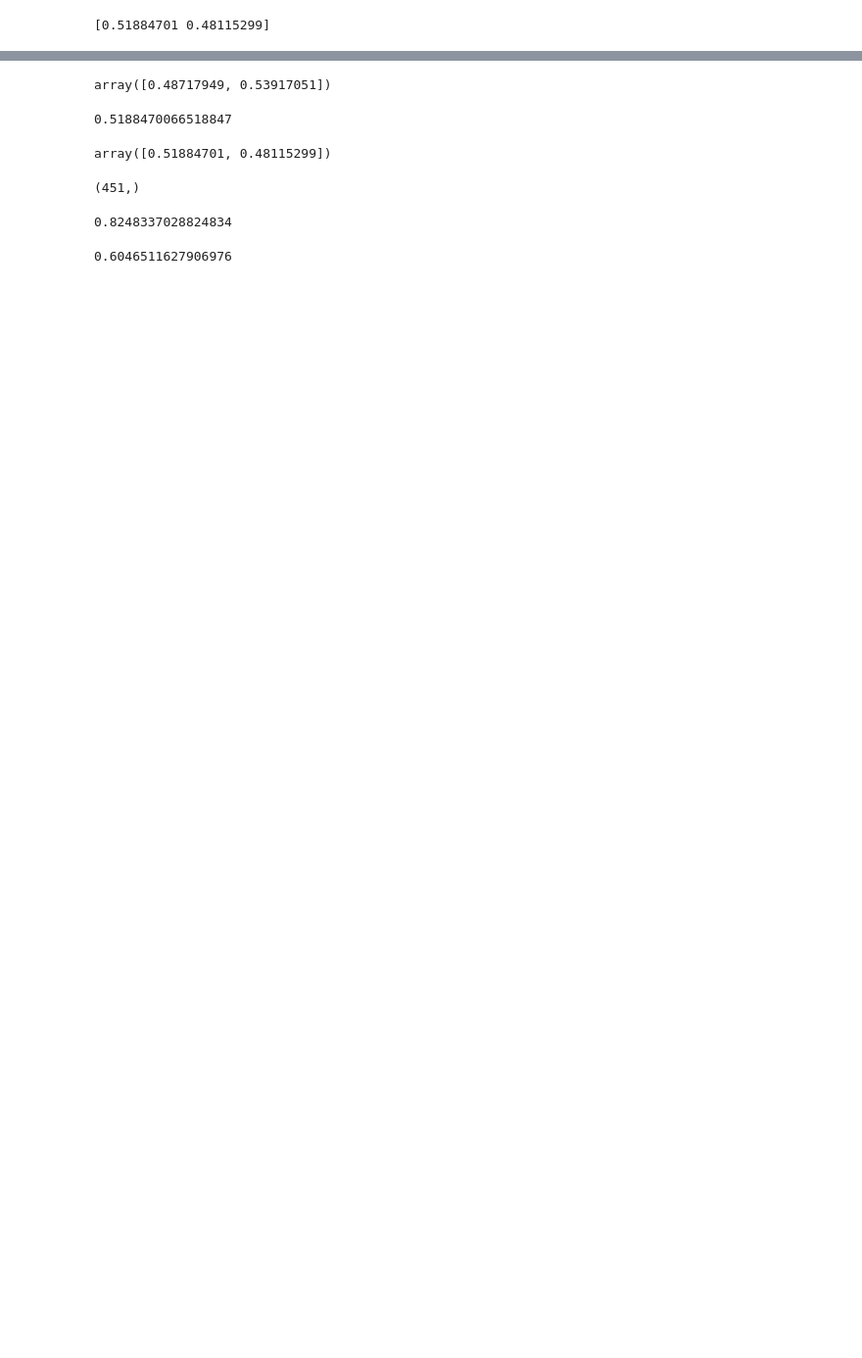
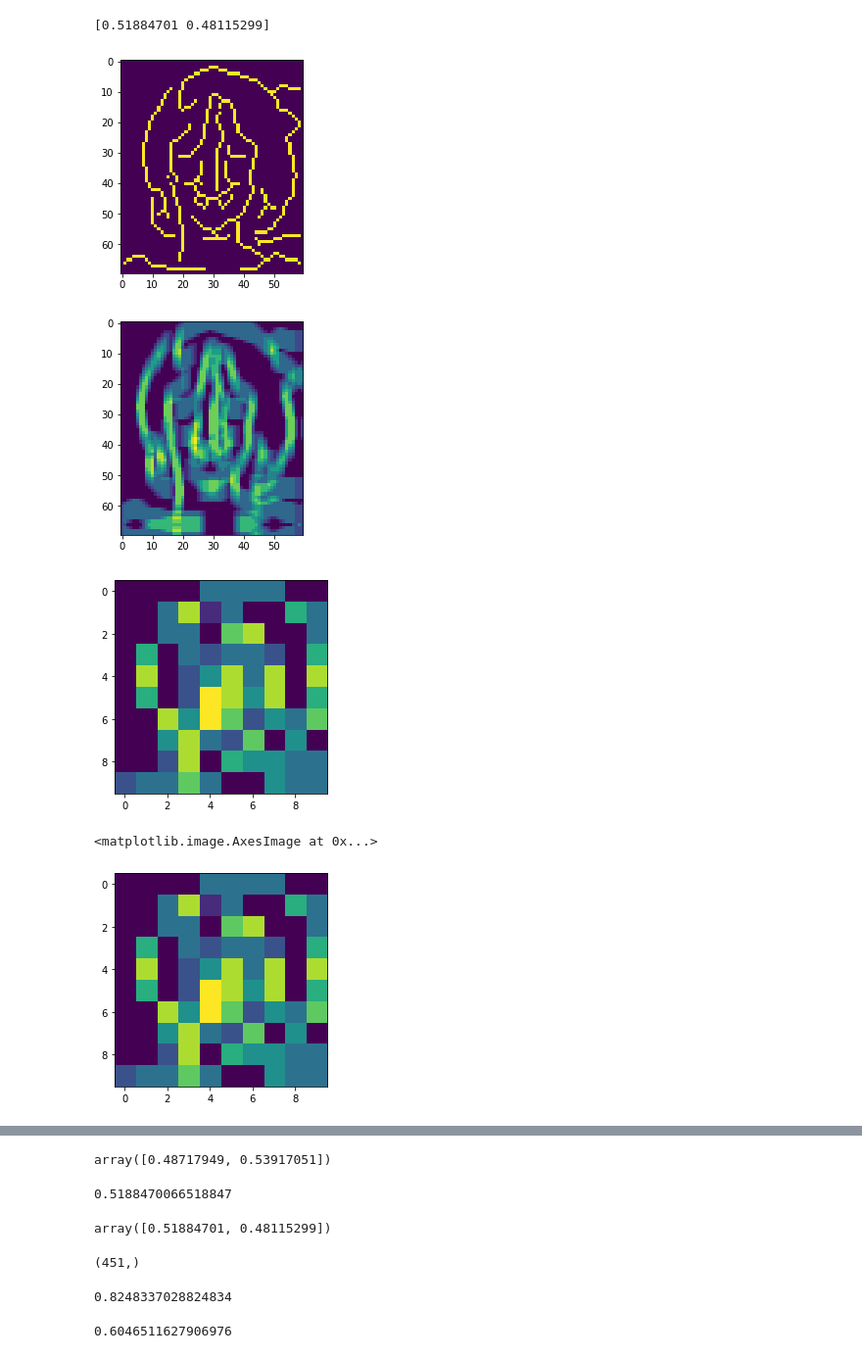
Before and after one commit to DuncanJWood/AI_face_and_digit_classification, a Jupyter notebook: Naive_Bayes_Classifier.ipynb, the cells around one changed output, grey strips where cells are left out. Shown at 98% size. Cells and saved outputs as stored; diff of their text form; code cells hidden in the pictures; blank space fills up the shorter version.

```diff
--- a/Naive_Bayes_Classifier.ipynb
+++ b/Naive_Bayes_Classifier.ipynb
@@ -15,3 +16,23 @@ base_rate_true = np.bincount(train_labels)/train_labels.shape[0]
 print(base_rate_true)
 # %% [output]
 [0.51884701 0.48115299]
+# %%
+kernel = np.ones((7,3))
+images = np.swapaxes(np.swapaxes(train_images.astype(np.float64), 0, 2), 0, 1)
+dst = cv2.filter2D(src = images, ddepth = -1, kernel = kernel, anchor = (0,0))
+zones = dst[::7,::6,:]
+# %%
+a = 0
+plt.imshow(train_images[a,:,:])
+plt.show()
+plt.imshow(dst[:,:,a])
+plt.show()
+plt.imshow(dst[::7,::6,a])
+plt.show()
+plt.imshow(zones[:,:,a])
+# %% [output]
+[figure, added]
+[figure, added]
+[figure, added]
+<matplotlib.image.AxesImage at 0x...>
+[figure, added]
```
Also changed, not shown: parts of 28 cells of this notebook.
